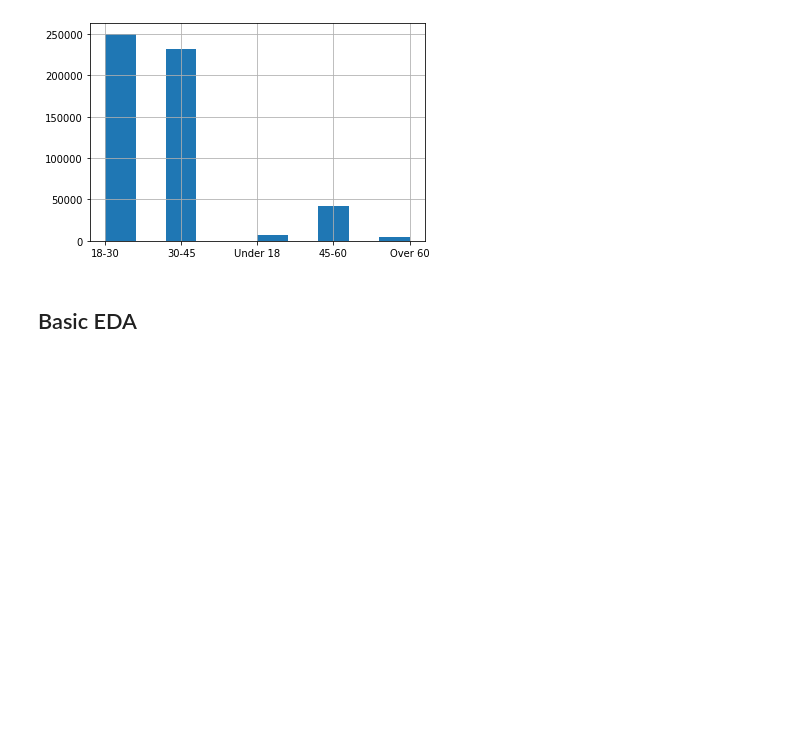
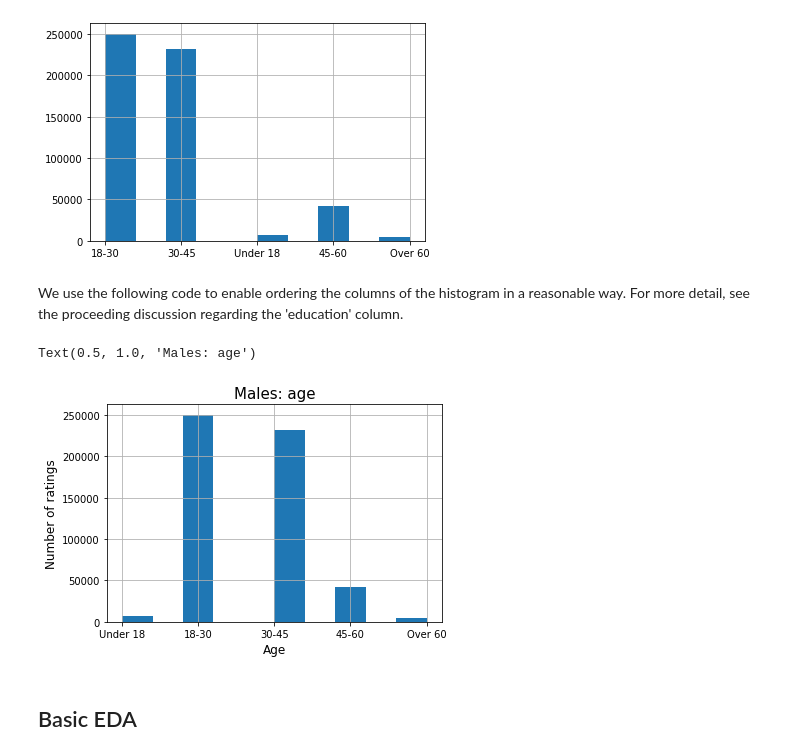
Before and after one commit to carljparker/data-512, a Jupyter notebook: data-512-a2/aggress-attack-eda.ipynb, the cells around one changed output. Saved outputs shown, nothing was run; the diff lists cells and outputs as text; code cells hidden in the pictures; blank space fills up the shorter version.

```diff
--- a/data-512-a2/aggress-attack-eda.ipynb
+++ b/data-512-a2/aggress-attack-eda.ipynb
@@ -99,6 +171,21 @@ male_joined_annotations[ 'age_group' ].hist()
 # %% [output]
 <matplotlib.axes._subplots.AxesSubplot at 0x...>
 [figure]
+# %% [markdown]
+We use the following code to enable ordering the columns of the histogram in a reasonable way. For more detail, see the proceeding discussion regarding the 'education' column.
+# %%
+age_groups = ['Under 18', '18-30', '30-45', '45-60', 'Over 60']
+mapping = {age_map: i for i, age_map in enumerate( age_groups )}
+age_map = male_joined_annotations[ 'age_group' ].map( mapping )
+age_map = age_map.rename( 'age_sort' )
+# %%
+pd.concat( [male_joined_annotations, age_map ], axis = 1).sort_values( by = 'age_sort')[ 'age_group' ].hist()
+plt.ylabel("Number of ratings",fontsize=12)
+plt.xlabel("Age",fontsize=12)
+plt.title('Males: age', fontsize=15)
+# %% [output]
+Text(0.5, 1.0, 'Males: age')
+[figure, added]
 # %% [markdown]
 ## Basic EDA
 # %% [markdown]
```
Also changed, not shown: parts of 24 cells of this notebook.
